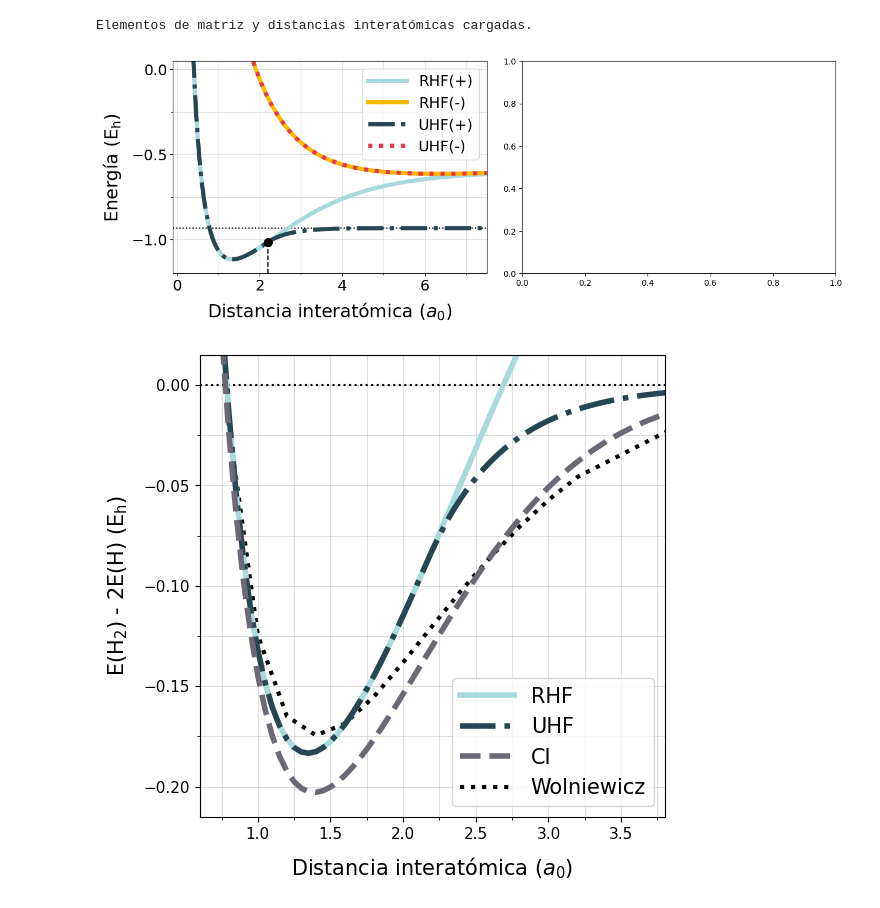
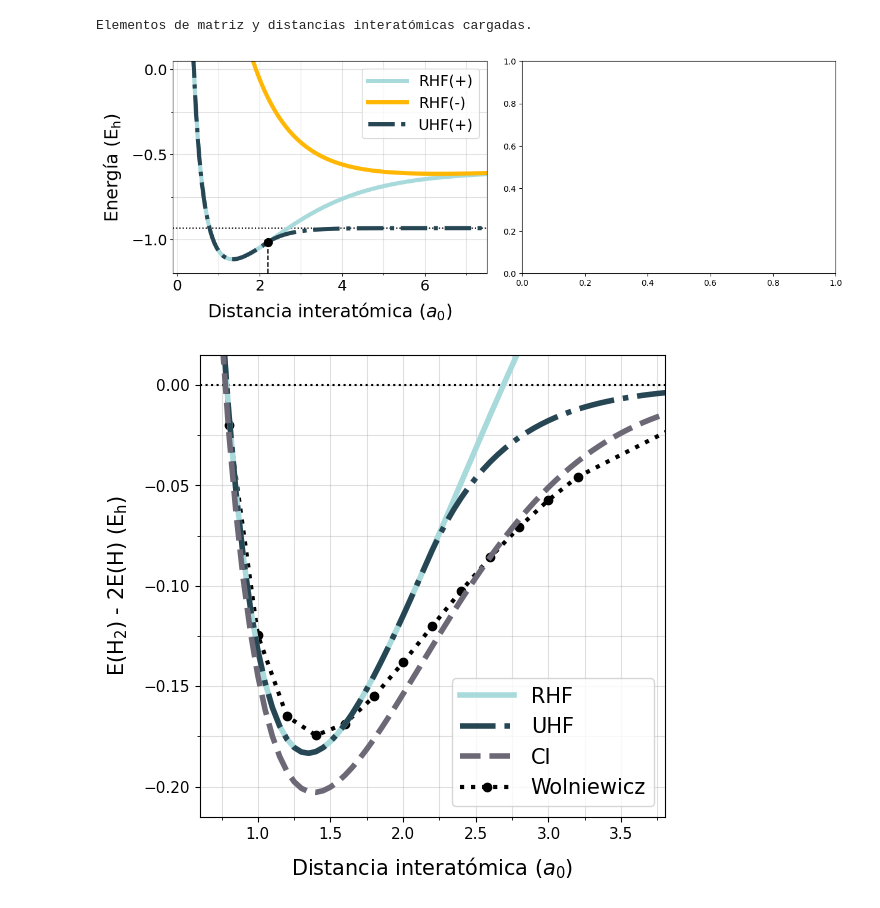
Before and after one commit to ro-sgr/tesis-licenciatura, a Jupyter notebook: (plt) H2.ipynb, the cells around one changed output. Saved outputs shown, nothing was run; the diff lists cells and outputs as text; code cells hidden in the pictures.

```diff
--- a/(plt) H2.ipynb
+++ b/(plt) H2.ipynb
@@ -19,16 +19,16 @@ distancias, h11, h22, J11, J22, J12, K12, hnuc = elementos_H2('cargar')
 Elementos de matriz y distancias interatómicas cargadas.
 # %%
 # Energía Hartree-Fock restringida
-RHF1 = cargar('H2_RHF1')
-RHF2 = cargar('H2_RHF2')
+RHF1 = cargar('H2_STO3G_RHF1')
+RHF2 = cargar('H2_STO3G_RHF2')
 
 # Energía Hartree-Fock sin restricción
-UHF1 = cargar('H2_UHF1')
-UHF2 = cargar('H2_UHF2')
+UHF1 = cargar('H2_STO3G_UHF1')
+UHF2 = cargar('H2_STO3G_UHF2')
 
 # Energía CI
-CI1 = cargar('H2_CI1')
-CI2 = cargar('H2_CI2')
+CI1 = cargar('H2_STO3G_CI1')
+CI2 = cargar('H2_STO3G_CI2')
 # %%
 x0, y0 = 2.2, -1.0154782413729193
 # %%
@@ -43,36 +43,36 @@ ymin, ymax = -1.2, 0.05
 # plots
 axs[0].axhline(y = 2*EH_STO3G, color='black', linestyle='dotted') # energía base 2 átomos de hidrógeno (STO-3G)
 axs[0].plot(distancias, RHF1, label='RHF(+)', linestyle='solid', linewidth=linewidth, color='#a8dadc') # energías RHF orbital ligante
 axs[0].plot(distancias[3:], RHF2[3:], label='RHF(-)', linestyle='solid', linewidth=linewidth, color='#ffb703') # energías RHF orbital antiligante
 axs[0].plot(distancias, UHF1, label='UHF(+)', linestyle='dashdot', linewidth=linewidth, color='#264653') # energías UHF(+)
-axs[0].plot(distancias, UHF2, label='UHF(-)', linestyle='dotted', linewidth=linewidth, color='#e63946') # energías UHF(-)
+# axs[0].plot(distancias, UHF2, label='UHF(-)', linestyle='dotted', linewidth=linewidth, color='#e63946') # energías UHF(-)
 # breaking point
 axs[0].vlines(x=x0, ymin=ymin, ymax=y0, color='black', linestyle='dashed')
 axs[0].plot(x0, y0, ls="", marker="o", color='black', markersize=10) # punto a partir de donde RHF y UHF ya no son iguales
 # x config
 axs[0].set_xlim(xmin, xmax)
 axs[0].set_xlabel('Distancia interatómica ($a_0$)', fontsize=fontsize, labelpad=10)
 axs[0].set_xticks(np.arange(0, xmax, 2))
 axs[0].set_xticks(np.arange(0, xmax, 1), minor=True)
 # y config
 axs[0].set_ylim(ymin, ymax)
 axs[0].set_ylabel(r'Energía ($\text{E}_\text{h}$)', fontsize=fontsize, labelpad=10)
 axs[0].set_yticks(np.arange(-1, ymax, 0.50))
 axs[0].set_yticks(np.arange(-1, ymax, 0.25), minor=True)
 # plot config
 axs[0].legend(fontsize=18, handlelength=2.6)
 axs[0].tick_params(axis='both', which='major', labelsize=labelsize)
 axs[0].grid(alpha=alpha, which='both')
 
 #####################
 ### Gráfica izquierda
 #####################
 
 fig.tight_layout(pad=2)
 plt.show()
-fig.savefig('imgs/H2_RHFvsUHF.svg', format='svg', bbox_inches='tight')
+fig.savefig('imgs/H2_STO3G_RHFvsUHF.svg', format='svg', bbox_inches='tight')
 # %% [output]
-[figure, old version]
+[figure, new version]
 # %%
 # distancias interatomicas
 R_Wolniewicz = np.array([0.6, 0.8, 1.0, 1.2, 1.4, 1.6, 1.8, 2.0, 2.2, 2.4, 2.6, 2.8, 3.0, 3.2, 4.0, 4.5, 5.0, 6.0, 8.0])
@@ -88,7 +88,7 @@ fig, ax = plt.subplots(1, 1, figsize=(6, 6))  # 1 fila, 1 columnas, tamaño de f
 linewidth, fontsize, labelsize, alpha = 4, 15, 11, 0.4
 
 ax.axhline(0, color='black', linestyle='dotted') # energía base 2 átomos de hidrógeno (STO-3G)
-ax.plot(R_Wolniewicz, E_Wolniewicz-2*(-0.5), linewidth=3, linestyle='dotted', label='Wolniewicz', color='black')
+ax.plot(R_Wolniewicz, E_Wolniewicz-2*(-0.5), linewidth=3, linestyle='dotted', label='Wolniewicz', color='black', marker='o')
 ax.plot(distancias, RHF1-2*EH_STO3G, linewidth=linewidth, linestyle='solid', label='RHF', color='#a8dadc')
 ax.plot(distancias, UHF1-2*EH_STO3G, linewidth=linewidth, linestyle='dashdot', label='UHF', color='#264653')
 ax.plot(distancias, CI1-2*EH_STO3G, linewidth=linewidth, linestyle='dashed', label='CI', color='#6d6875')
@@ -114,6 +114,6 @@ ax.tick_params(axis='both', which='major', labelsize=labelsize)
 
 # fig.tight_layout(pad=1)
 plt.show()
-fig.savefig('imgs/H2_CI.svg', format='svg', bbox_inches='tight')
+fig.savefig('imgs/H2_STO3G_CI.svg', format='svg', bbox_inches='tight')
 # %% [output]
-[figure, old version]
+[figure, new version]
```
Also changed, not shown: parts of 1 cell of this notebook, 22 other files.
